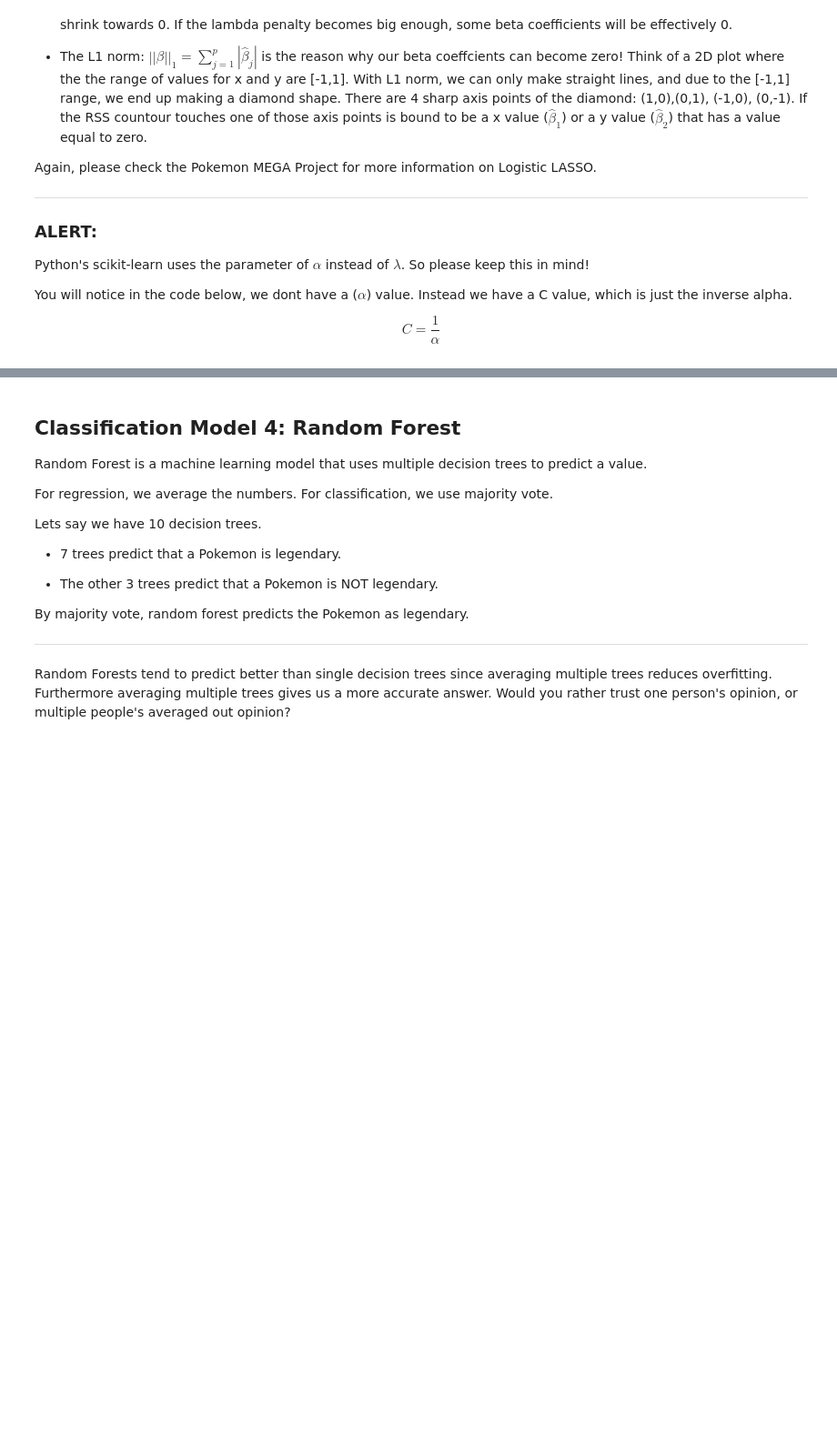
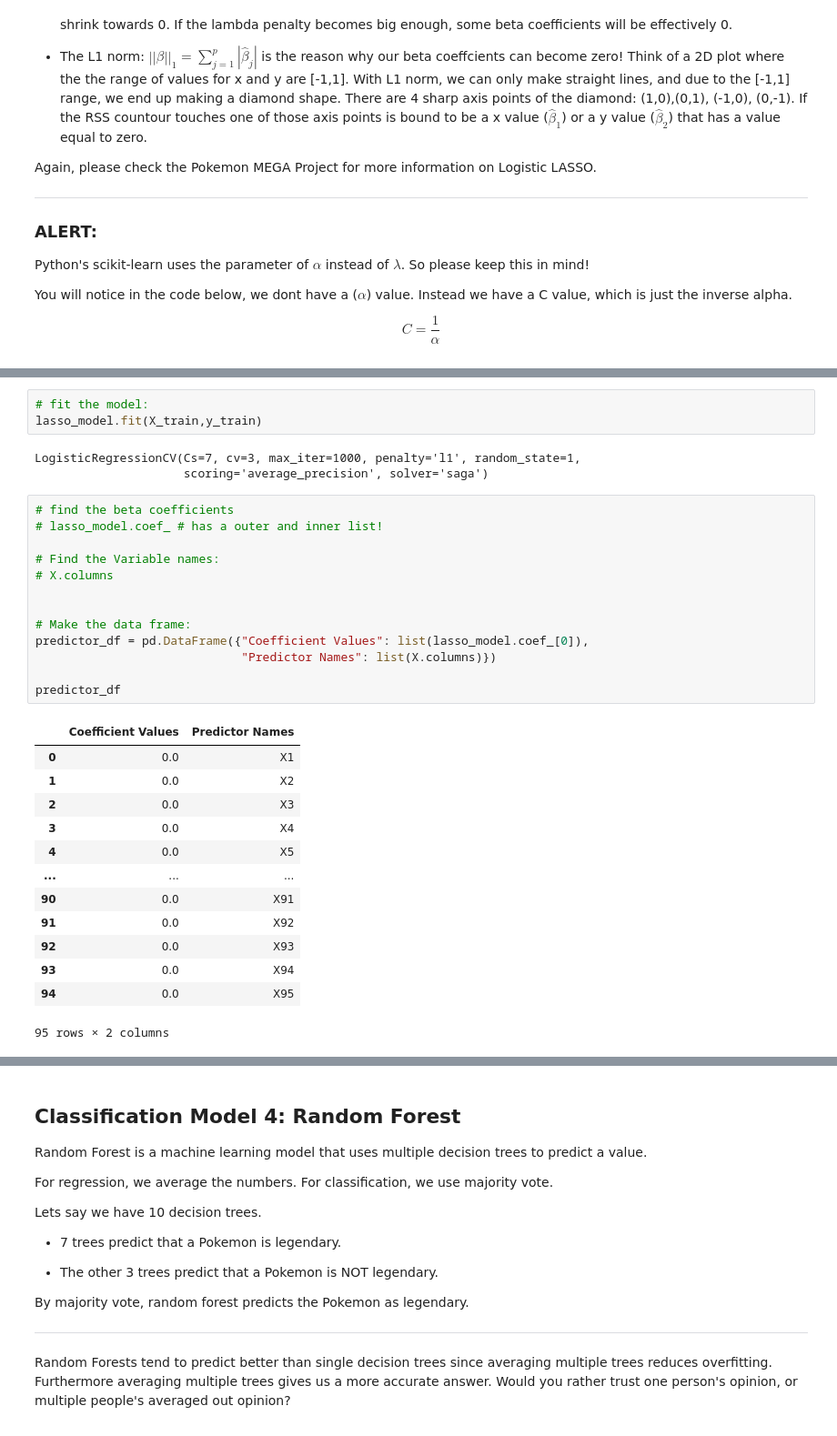
Before and after one commit to ba-careerpath-7/Corporate_Bankruptcy_Prediction_Project, a Jupyter notebook: Corporate_Bankruptcy_Prediction_Project.ipynb, the cells around one changed output, grey strips where cells are left out. Shown at 91% size. Drawn from its saved outputs; the diff is of its cells as text; blank space fills up the shorter version.

Commit message:
More edits on important predictors

```diff
--- a/Corporate_Bankruptcy_Prediction_Project.ipynb
+++ b/Corporate_Bankruptcy_Prediction_Project.ipynb
@@ -1829,0 +1846,33 @@ Maybe the original beta coefficient values helps classify which companies are ba
+# %%
+# fit the model:
+lasso_model.fit(X_train,y_train)
+# %% [output]
+LogisticRegressionCV(Cs=7, cv=3, max_iter=1000, penalty='l1', random_state=1,
+                     scoring='average_precision', solver='saga')
+# %%
+# find the beta coefficients
+# lasso_model.coef_ # has a outer and inner list!
+
+# Find the Variable names:
+# X.columns
+
+
+# Make the data frame:
+predictor_df = pd.DataFrame({"Coefficient Values": list(lasso_model.coef_[0]),
+                             "Predictor Names": list(X.columns)})
+
+predictor_df
+# %% [output]
+|  | Coefficient Values | Predictor Names |
+| 0 | 0.0 | X1 |
+| 1 | 0.0 | X2 |
+| 2 | 0.0 | X3 |
+| 3 | 0.0 | X4 |
+| 4 | 0.0 | X5 |
+| ... | ... | ... |
+| 90 | 0.0 | X91 |
+| 91 | 0.0 | X92 |
+| 92 | 0.0 | X93 |
+| 93 | 0.0 | X94 |
+| 94 | 0.0 | X95 |
+95 rows × 2 columns
```
Also changed, not shown: parts of 10 cells of this notebook.
